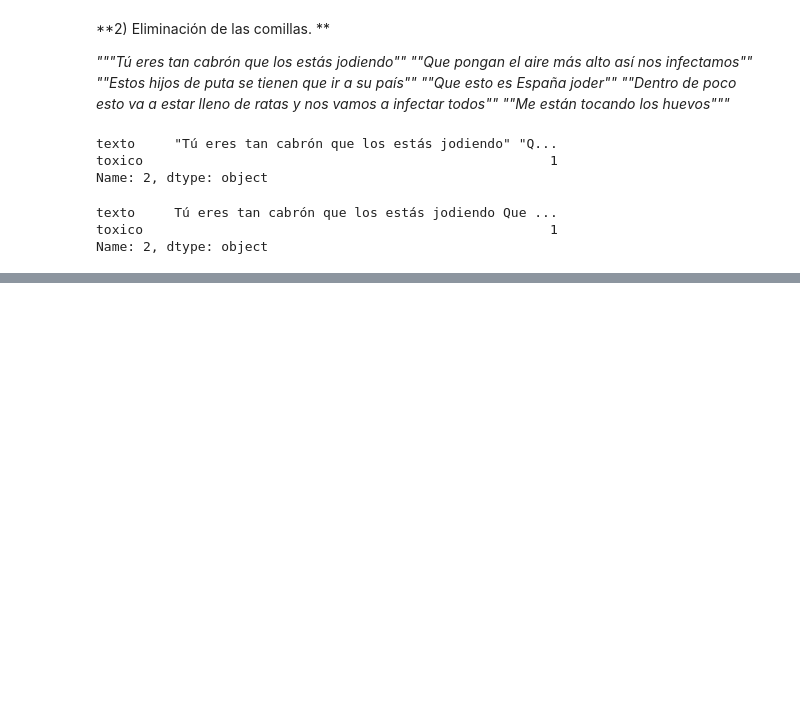
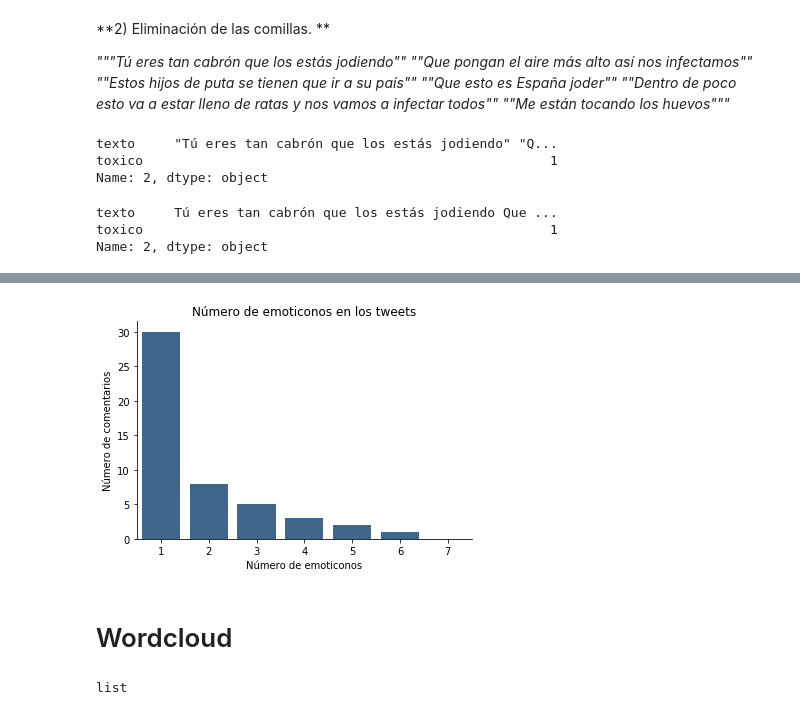
Before and after one commit to SpRdgz/TFM, a Jupyter notebook: EDA_TWEETER.ipynb, the cells around one changed output, grey strips where cells are left out. Cells and saved outputs as stored; diff of their text form; code cells hidden in the pictures; blank space fills up the shorter version.

```diff
--- a/EDA_TWEETER.ipynb
+++ b/EDA_TWEETER.ipynb
@@ -114,0 +267,24 @@ Name: 194, dtype: object
+# %%
+#Representación del número de palabras en mayúsuclas
+#Se elimina el 0 por no ser siginificativo
+dy = sns.countplot(data=df, x='num_may',color=(0.2, 0.4, 0.6),order = list(range(df.num_emoji.min()+1,8)))
+dy.set(xlabel='Número de emoticonos', ylabel = 'Número de comentarios')
+dy.spines['top'].set_color('none')
+dy.spines['right'].set_color('none')
+plt.title('Número de emoticonos en los tweets')
+plt.show()
+# %% [output]
+[figure, added]
+# %% [markdown]
+# Wordcloud
+# %%
+dfwc=df2
+forb=stopwords.words('spanish')
+forb.append("si")
+forb.append("va")
+forb.append("el")
+forb.append("pp")
+forb.append("besugo")
+type(forb)
+# %% [output]
+list
```
Also changed, not shown: parts of 46 cells of this notebook, 2 other files.
